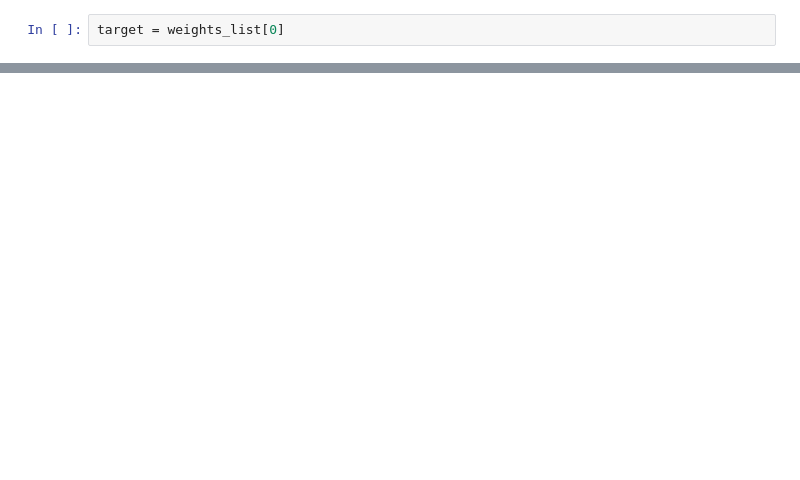
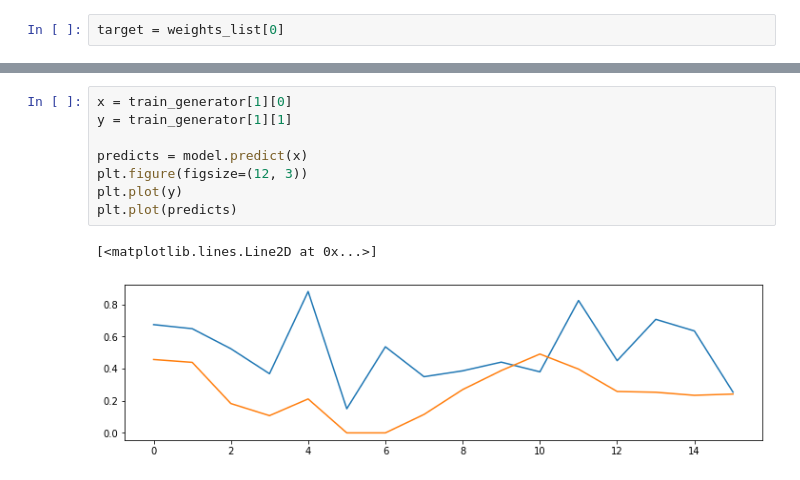
Before and after one commit to CCS-Lab/project_model_based_fmri, a Jupyter notebook: examples/Mixed-gambles_task/mlp.ipynb, the cells around one changed output, grey strips where cells are left out. Cells and saved outputs as stored; diff of their text form; blank space fills up the shorter version.

```diff
--- a/examples/Mixed-gambles_task/mlp.ipynb
+++ b/examples/Mixed-gambles_task/mlp.ipynb
@@ -153,0 +255,11 @@ target = weights_list[0]
+# %%
+x = train_generator[1][0]
+y = train_generator[1][1]
+
+predicts = model.predict(x)
+plt.figure(figsize=(12, 3))
+plt.plot(y)
+plt.plot(predicts)
+# %% [output]
+[<matplotlib.lines.Line2D at 0x...>]
+[figure, added]
```
Also changed, not shown: parts of 16 cells of this notebook, 46 other files.
